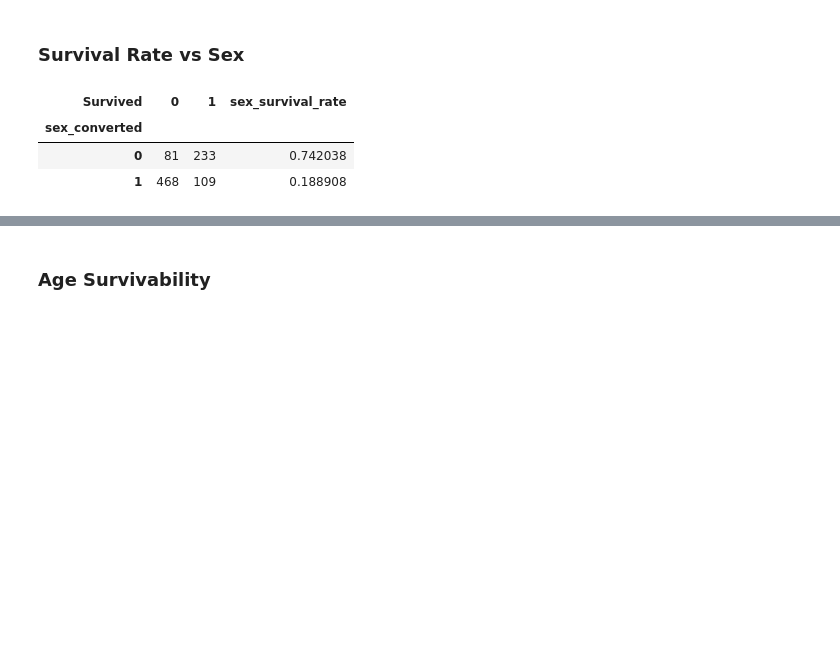
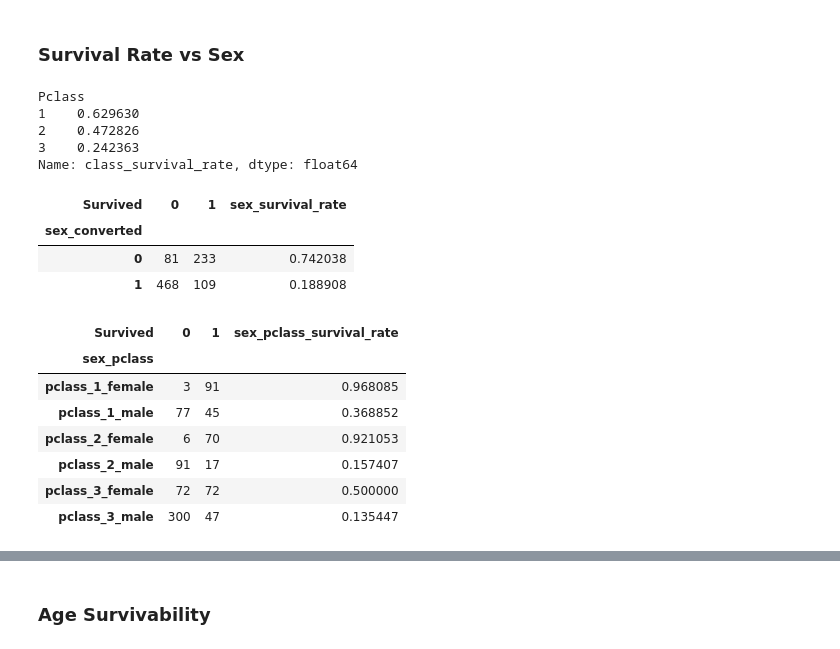
Before and after one commit to AdventurousDataScientist/TitanicSurvival, a Jupyter notebook: Titanic EDA.ipynb, the cells around one changed output, grey strips where cells are left out. Saved outputs shown, nothing was run; the diff lists cells and outputs as text; code cells hidden in the pictures; blank space fills up the shorter version.

```diff
--- a/Titanic EDA.ipynb
+++ b/Titanic EDA.ipynb
@@ -244,6 +244,16 @@ other    0.522388
 Name: class_survival_rate, dtype: float64
 # %% [markdown]
 ### Survival Rate vs Sex
+# %%
+pclass_survivability = pd.crosstab(train['Pclass'], train['Survived'])
+pclass_survivability['class_survival_rate'] = pclass_survivability[1]/(pclass_survivability[1] + pclass_survivability[0])
+pclass_survivability['class_survival_rate']
+# %% [output]
+Pclass
+1    0.629630
+2    0.472826
+3    0.242363
+Name: class_survival_rate, dtype: float64
 # %%
 train['sex_converted'] = train['Sex'].apply(lambda x: 1 if x == 'male' else 0)
 # %%
@@ -257,0 +284,13 @@ sex_survivability
+# %%
+sex_pclass_survivability = pd.crosstab(train['sex_pclass'], train['Survived'])
+sex_pclass_survivability['sex_pclass_survival_rate'] = sex_pclass_survivability[1]/(sex_pclass_survivability[1] + sex_pclass_survivability[0])
+sex_pclass_survivability
+# %% [output]
+| Survived | 0 | 1 | sex_pclass_survival_rate |
+| sex_pclass |  |  |  |
+| pclass_1_female | 3 | 91 | 0.968085 |
+| pclass_1_male | 77 | 45 | 0.368852 |
+| pclass_2_female | 6 | 70 | 0.921053 |
+| pclass_2_male | 91 | 17 | 0.157407 |
+| pclass_3_female | 72 | 72 | 0.500000 |
+| pclass_3_male | 300 | 47 | 0.135447 |
```
Also changed, not shown: parts of 164 cells of this notebook.
